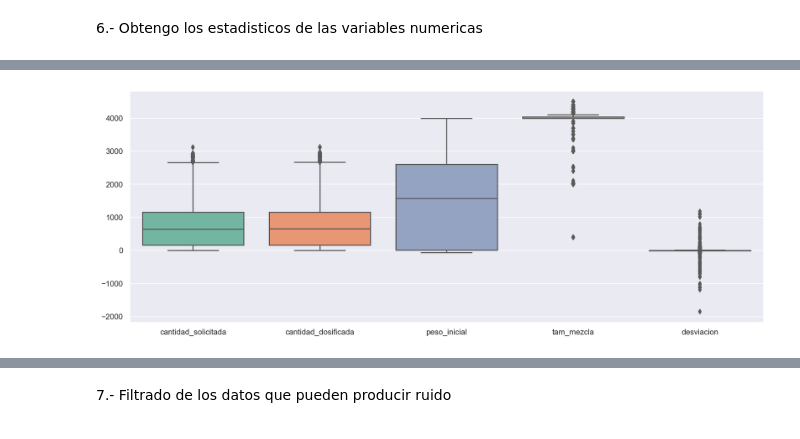
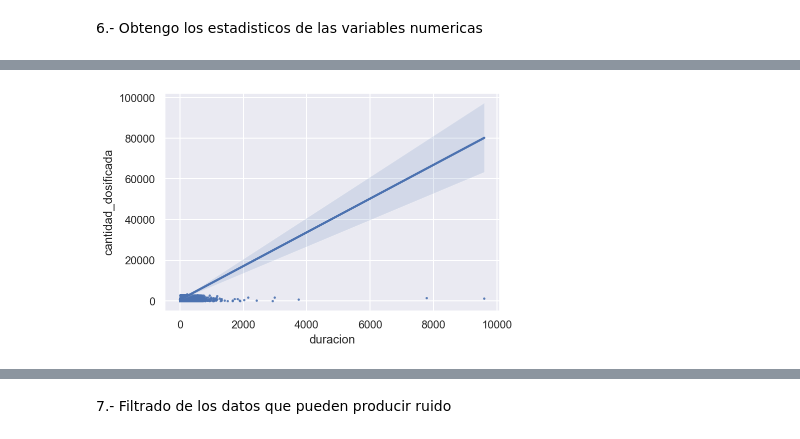
Before and after one commit to joseluiscasado/mcidaen_tfm, a Jupyter notebook: TFM_notebook.ipynb, the cells around one changed output, grey strips where cells are left out. Saved outputs shown, nothing was run; the diff lists cells and outputs as text; code cells hidden in the pictures.

```diff
--- a/TFM_notebook.ipynb
+++ b/TFM_notebook.ipynb
@@ -166,7 +156,4 @@ df_dosificaciones[['cantidad_solicitada','cantidad_dosificada', \
-# %%
-plt.figure(figsize=(16, 6))
-sns.boxplot(data=df_dosificaciones[['cantidad_solicitada','cantidad_dosificada','peso_inicial','tam_mezcla', 'duracion', 'desviacion']], palette="Set2")
-
-plt.show()
-# %% [output]
-[figure, removed]
+# %%
+sns.regplot(data=df_dosificaciones, x='duracion', y='cantidad_dosificada', scatter_kws={'s':2});
+# %% [output]
+[figure, added]
```
Also changed, not shown: parts of 11 cells of this notebook.
